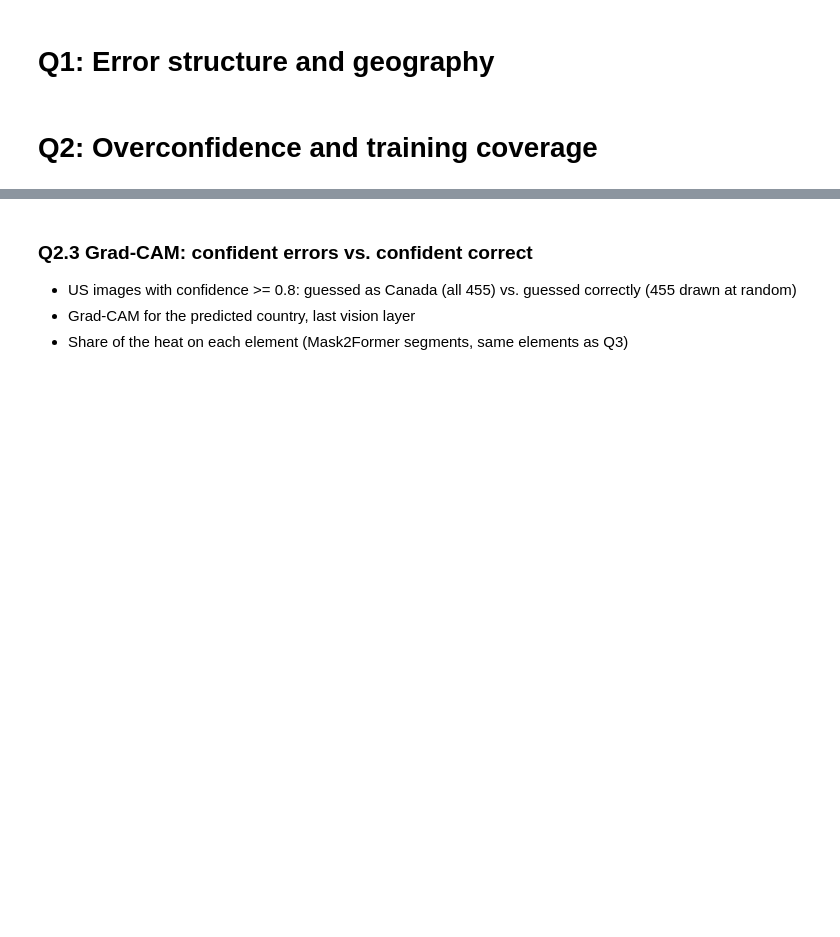
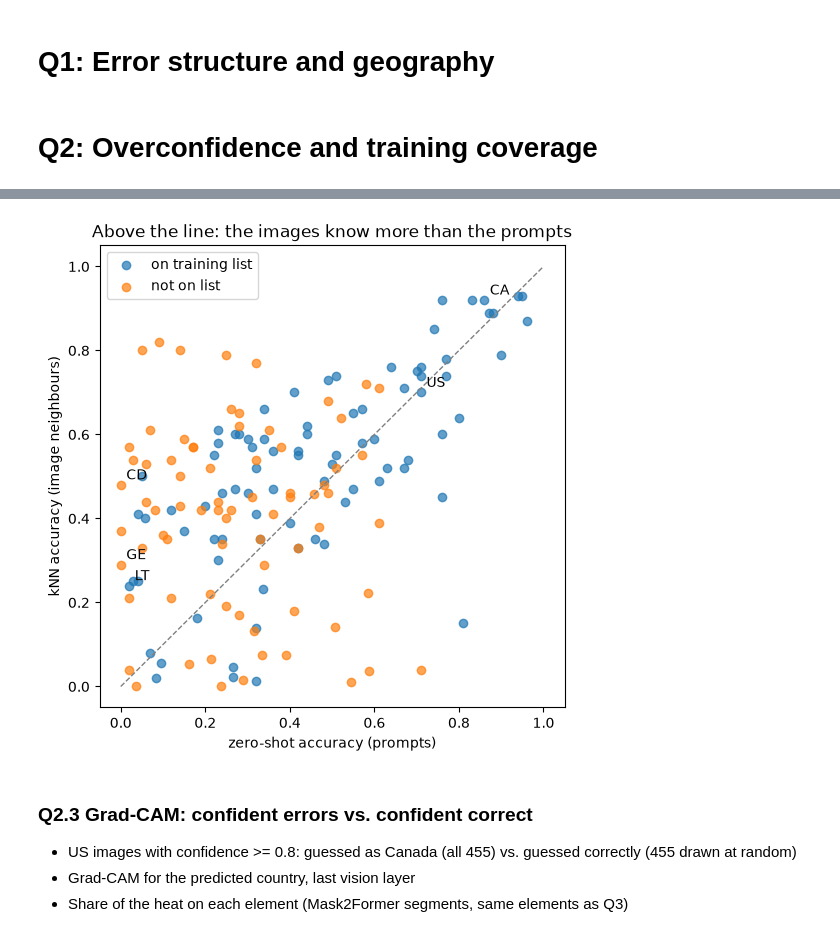
Before and after one commit to mhammer3366/ai_and_visualisation_OpenSI, a Jupyter notebook: notebooks/phase2_Human.ipynb, the cells around one changed output, grey strips where cells are left out. Saved outputs shown, nothing was run; the diff lists cells and outputs as text; code cells hidden in the pictures; blank space fills up the shorter version.

```diff
--- a/notebooks/phase2_Human.ipynb
+++ b/notebooks/phase2_Human.ipynb
@@ -95,6 +115,10 @@ countries: 86 on the list, 85 not on the list
 | GE | 100 | 0.00 | 0.02 | 0.29 | 0.27 | 0.02 | -0.02 | False | ... |
 | CD | 100 | 0.00 | 0.02 | 0.48 | 0.52 | -0.04 | -0.02 | False | ... |
 | LT | 100 | 0.02 | 0.06 | 0.24 | 0.25 | -0.01 | -0.04 | True | ... |
+# %%
+q2p.plot_text_gap(t22)
+# %% [output]
+[figure, added]
 # %% [markdown]
 ### Q2.3 Grad-CAM: confident errors vs. confident correct
 - US images with confidence >= 0.8: guessed as Canada (all 455) vs. guessed correctly (455 drawn at random)
```
Also changed, not shown: parts of 18 cells of this notebook, 2 other files.
